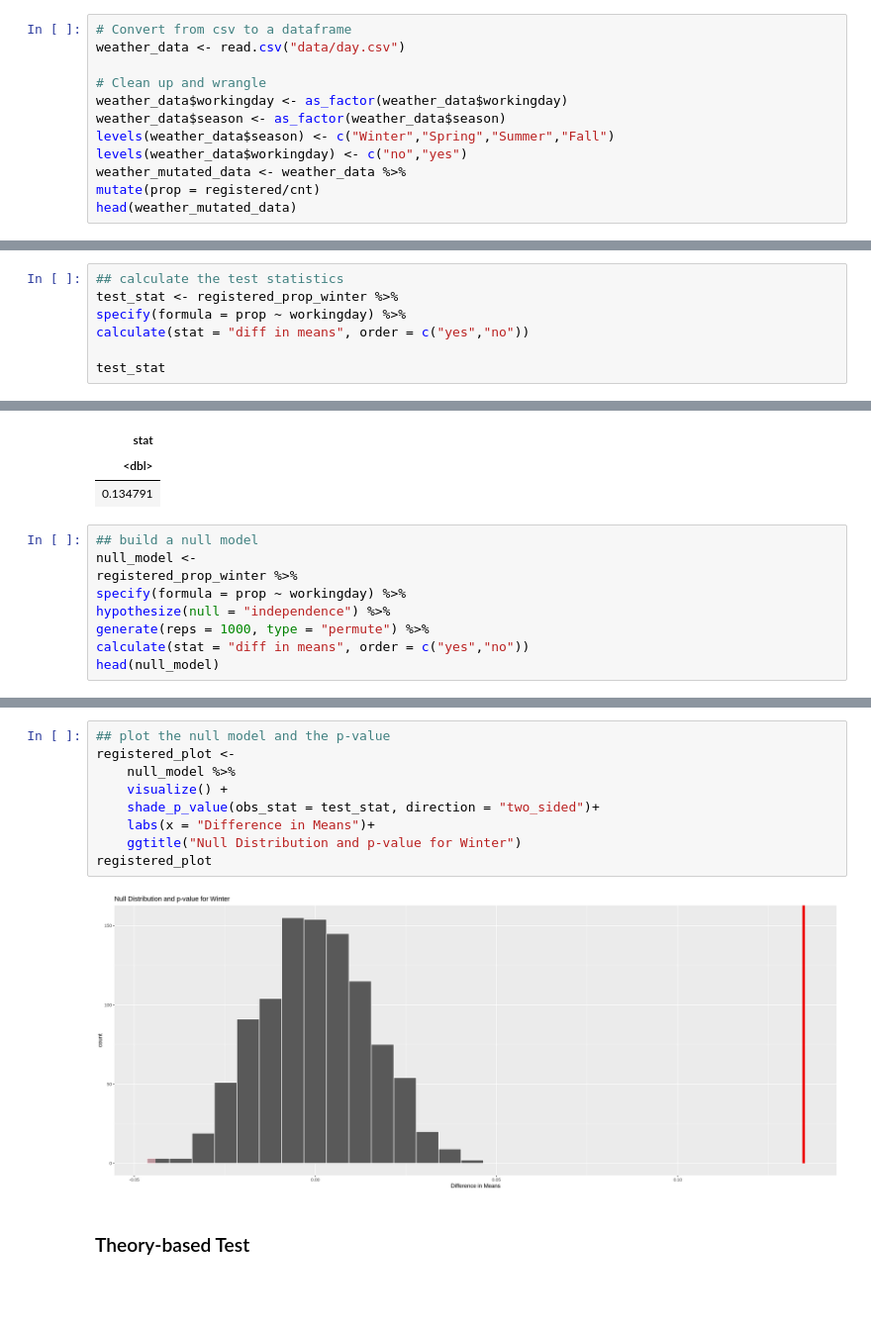
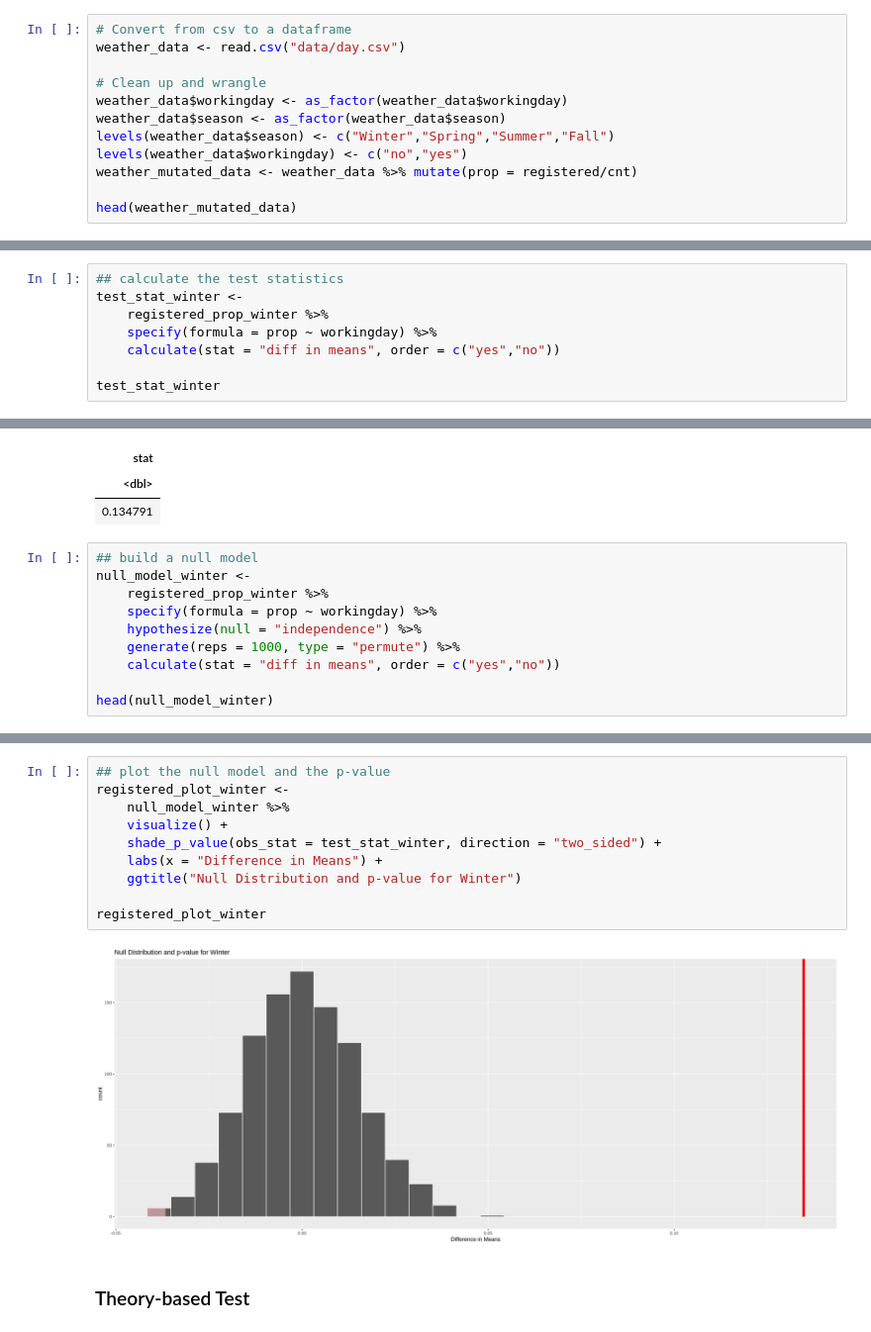
Before and after one commit to alexbastin/stat-201, a Jupyter notebook: project_part_1.ipynb, the cells around one changed output, grey strips where cells are left out. Shown at 99% size. Cells and saved outputs as stored; diff of their text form; blank space fills up the shorter version.

```diff
--- a/project_part_1.ipynb
+++ b/project_part_1.ipynb
@@ -81,8 +81,8 @@ weather_data$workingday <- as_factor(weather_data$workingday)
 weather_data$season <- as_factor(weather_data$season)
 levels(weather_data$season) <- c("Winter","Spring","Summer","Fall")
 levels(weather_data$workingday) <- c("no","yes")
-weather_mutated_data <- weather_data %>%
-mutate(prop = registered/cnt)
+weather_mutated_data <- weather_data %>% mutate(prop = registered/cnt)
+
 head(weather_mutated_data)
 # %% [output]
 A data.frame: 6 × 17
@@ -210,11 +211,12 @@ Future question that might come up due to our study include:
 We are going to test the winter sample first.
 # %%
 ## calculate the test statistics
-test_stat <- registered_prop_winter %>%
-specify(formula = prop ~ workingday) %>%
-calculate(stat = "diff in means", order = c("yes","no"))
+test_stat_winter <-
+    registered_prop_winter %>%
+    specify(formula = prop ~ workingday) %>%
+    calculate(stat = "diff in means", order = c("yes","no"))
 
-test_stat
+test_stat_winter
 # %% [output]
 A tibble: 1 × 1
 | stat |
@@ -222,13 +224,14 @@ A tibble: 1 × 1
 | 0.134791 |
 # %%
 ## build a null model
-null_model <-
-registered_prop_winter %>%
-specify(formula = prop ~ workingday) %>%
-hypothesize(null = "independence") %>%
-generate(reps = 1000, type = "permute") %>%
-calculate(stat = "diff in means", order = c("yes","no"))
-head(null_model)
+null_model_winter <-
+    registered_prop_winter %>%
+    specify(formula = prop ~ workingday) %>%
+    hypothesize(null = "independence") %>%
+    generate(reps = 1000, type = "permute") %>%
+    calculate(stat = "diff in means", order = c("yes","no"))
+
+head(null_model_winter)
 # %% [output]
 A tibble: 6 × 2
 | replicate | stat |
@@ -255,15 +258,16 @@ A tibble: 1 × 1
 | 0 |
 # %%
 ## plot the null model and the p-value
-registered_plot <-
-    null_model %>%
+registered_plot_winter <-
+    null_model_winter %>%
     visualize() +
-    shade_p_value(obs_stat = test_stat, direction = "two_sided")+
-    labs(x = "Difference in Means")+
+    shade_p_value(obs_stat = test_stat_winter, direction = "two_sided") +
+    labs(x = "Difference in Means") +
     ggtitle("Null Distribution and p-value for Winter")
-registered_plot
+
+registered_plot_winter
 # %% [output]
-[figure, old version]
+[figure, new version]
 # %% [markdown]
 ### Theory-based Test
 # %% [markdown]
```
Also changed, not shown: parts of 28 cells of this notebook.
